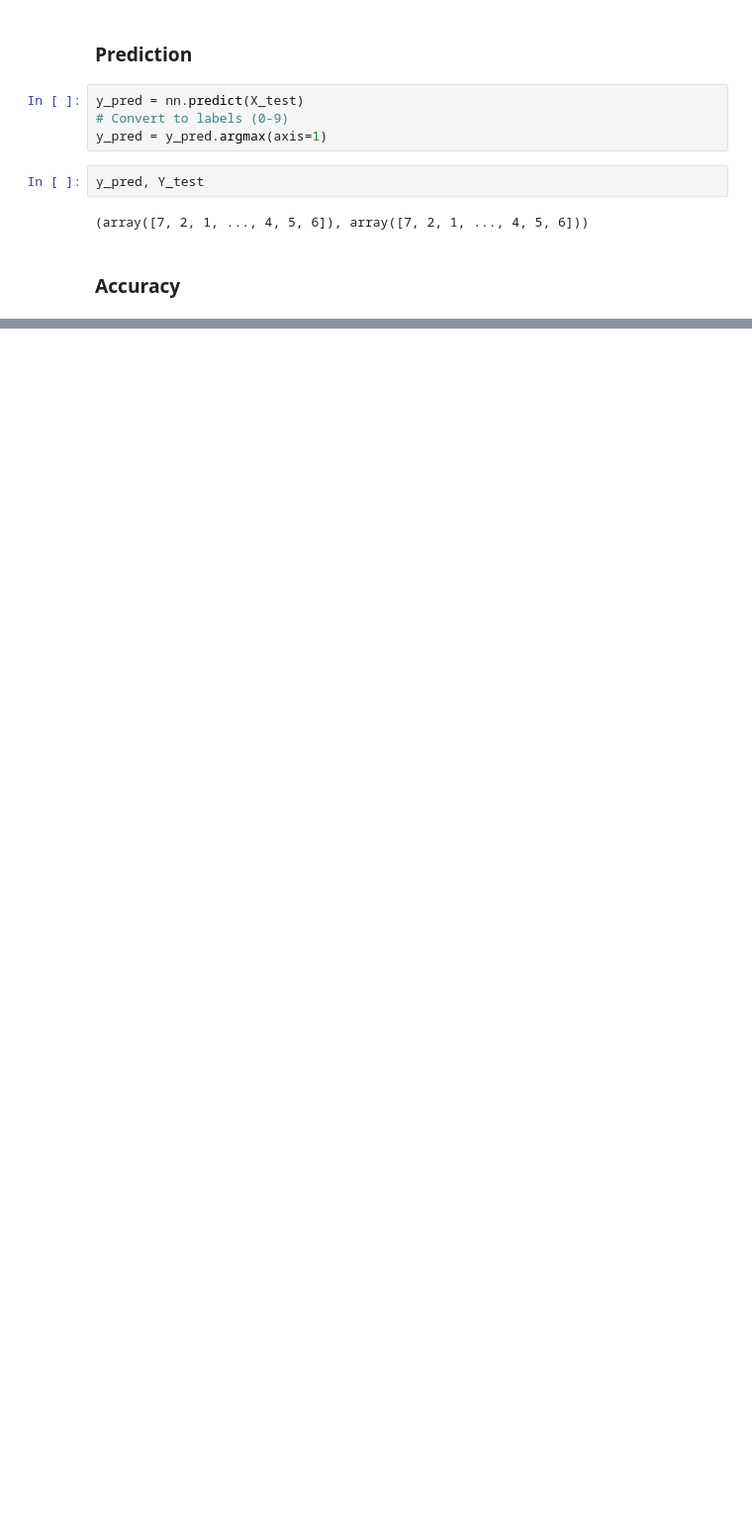
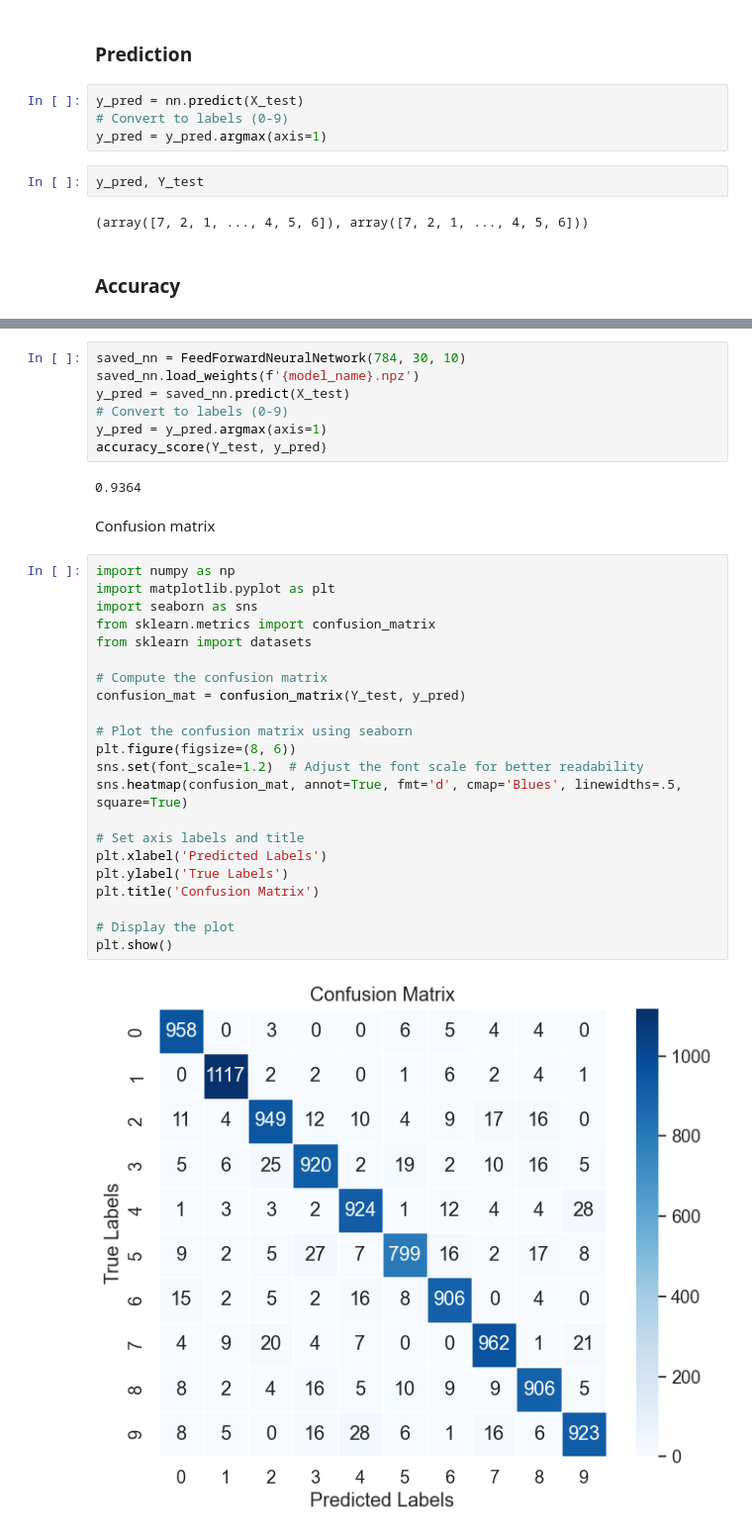
Before and after one commit to Entjaman/FMNN25-grupp3-2023, a Jupyter notebook: project1/nn.ipynb, the cells around one changed output, grey strips where cells are left out. Shown: that part at 99% size. Drawn from its saved outputs; the diff is of its cells as text; blank space fills up the shorter version.

Commit message:
Added table, conf matrix, and updated weights saving

```diff
--- a/project1/nn.ipynb
+++ b/project1/nn.ipynb
@@ -256,0 +305,35 @@ Print an output of the learning success per epoch.
+# %%
+saved_nn = FeedForwardNeuralNetwork(784, 30, 10)
+saved_nn.load_weights(f'{model_name}.npz')
+y_pred = saved_nn.predict(X_test)
+# Convert to labels (0-9)
+y_pred = y_pred.argmax(axis=1)
+accuracy_score(Y_test, y_pred)
+# %% [output]
+0.9364
+# %% [markdown]
+Confusion matrix
+# %%
+import numpy as np
+import matplotlib.pyplot as plt
+import seaborn as sns
+from sklearn.metrics import confusion_matrix
+from sklearn import datasets
+
+# Compute the confusion matrix
+confusion_mat = confusion_matrix(Y_test, y_pred)
+
+# Plot the confusion matrix using seaborn
+plt.figure(figsize=(8, 6))
+sns.set(font_scale=1.2)  # Adjust the font scale for better readability
+sns.heatmap(confusion_mat, annot=True, fmt='d', cmap='Blues', linewidths=.5, square=True)
+
+# Set axis labels and title
+plt.xlabel('Predicted Labels')
+plt.ylabel('True Labels')
+plt.title('Confusion Matrix')
+
+# Display the plot
+plt.show()
+# %% [output]
+[figure, added]
```
Also changed, not shown: parts of 18 cells of this notebook, 1 other file.
